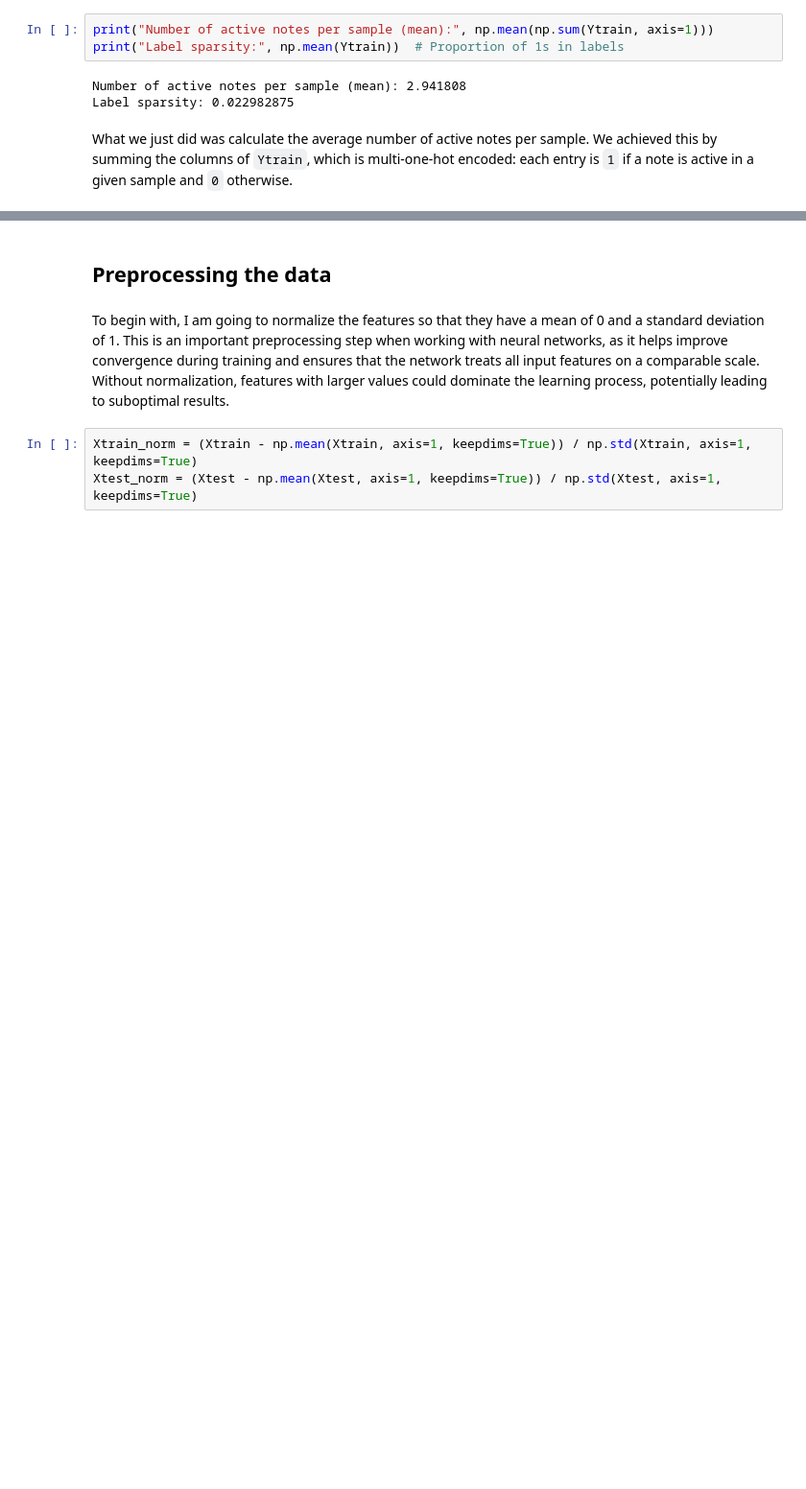
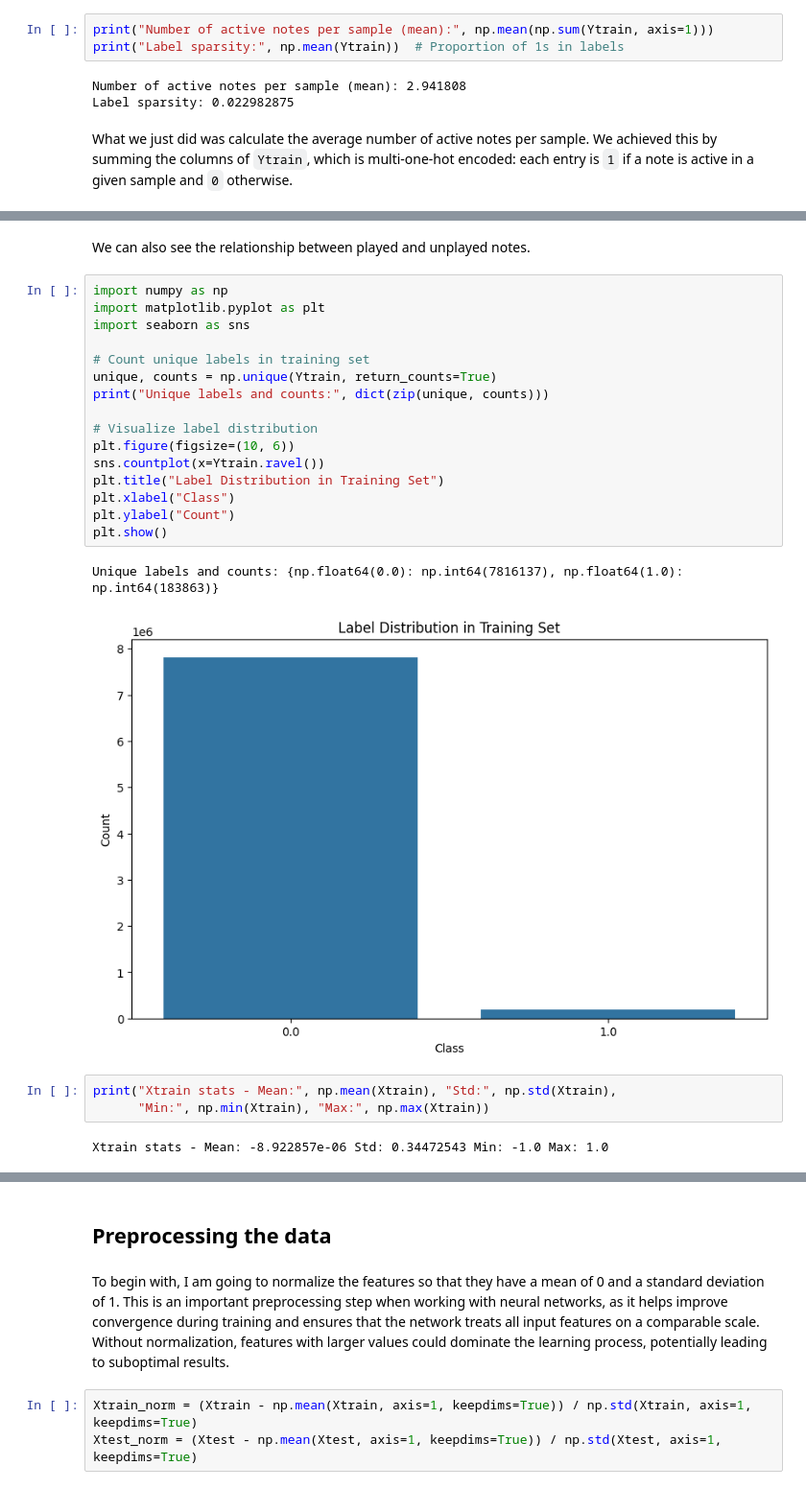
Before and after one commit to Stoymirov/Automated-music-analsis-pipeline-and-EDA, a Jupyter notebook: Classical_music.ipynb, the cells around one changed output, grey strips where cells are left out. Shown at 96% size. Saved outputs shown, nothing was run; the diff lists cells and outputs as text; blank space fills up the shorter version.

```diff
--- a/Classical_music.ipynb
+++ b/Classical_music.ipynb
@@ -179,0 +201,26 @@ What we just did was calculate the average number of active notes per sample. We
+# %% [markdown]
+We can also see the relationship between played and unplayed notes.
+# %%
+import numpy as np
+import matplotlib.pyplot as plt
+import seaborn as sns
+
+# Count unique labels in training set
+unique, counts = np.unique(Ytrain, return_counts=True)
+print("Unique labels and counts:", dict(zip(unique, counts)))
+
+# Visualize label distribution
+plt.figure(figsize=(10, 6))
+sns.countplot(x=Ytrain.ravel())
+plt.title("Label Distribution in Training Set")
+plt.xlabel("Class")
+plt.ylabel("Count")
+plt.show()
+# %% [output]
+Unique labels and counts: {np.float64(0.0): np.int64(7816137), np.float64(1.0): np.int64(183863)}
+[figure, added]
+# %%
+print("Xtrain stats - Mean:", np.mean(Xtrain), "Std:", np.std(Xtrain),
+      "Min:", np.min(Xtrain), "Max:", np.max(Xtrain))
+# %% [output]
+Xtrain stats - Mean: -8.922857e-06 Std: 0.34472543 Min: -1.0 Max: 1.0
```
Also changed, not shown: parts of 13 cells of this notebook.
